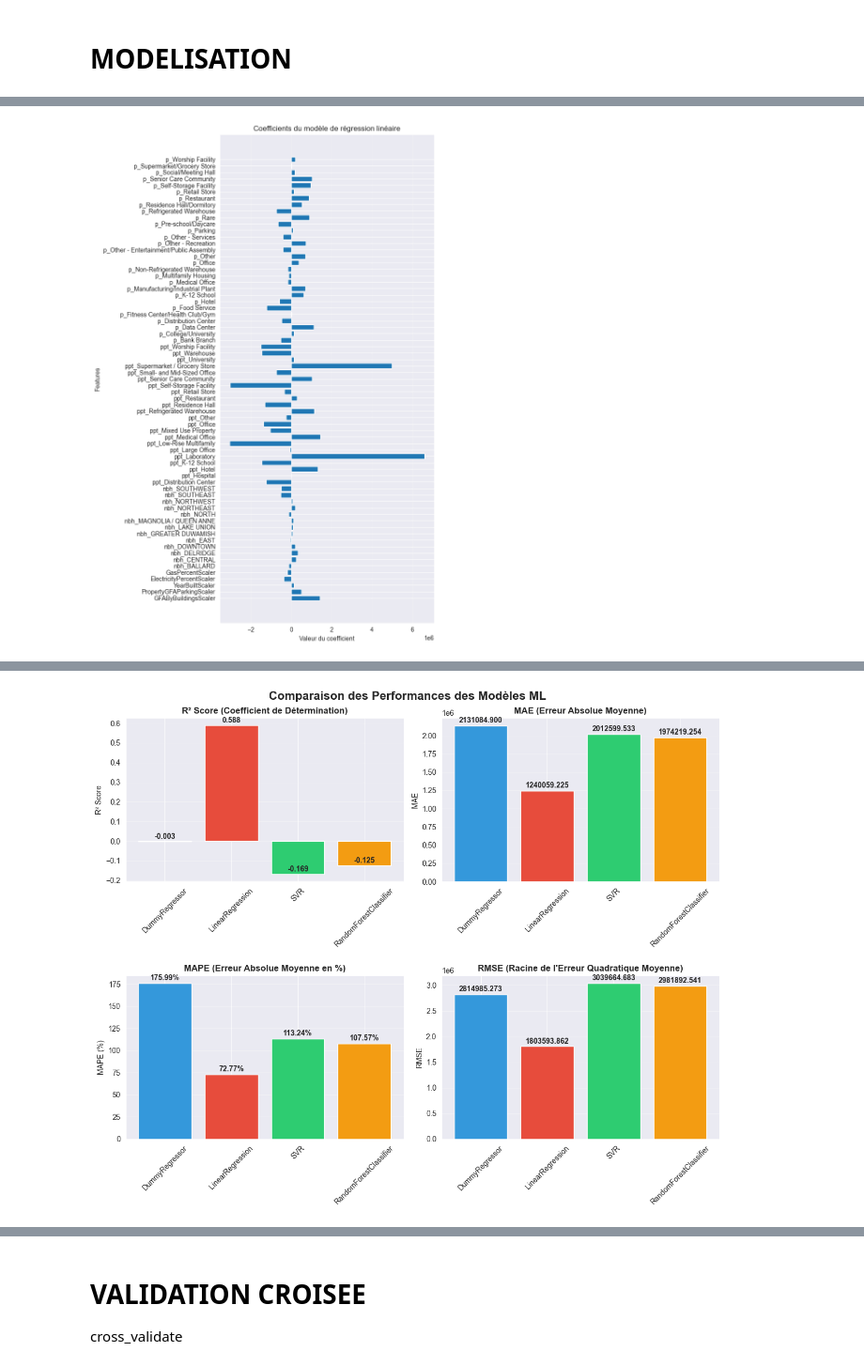
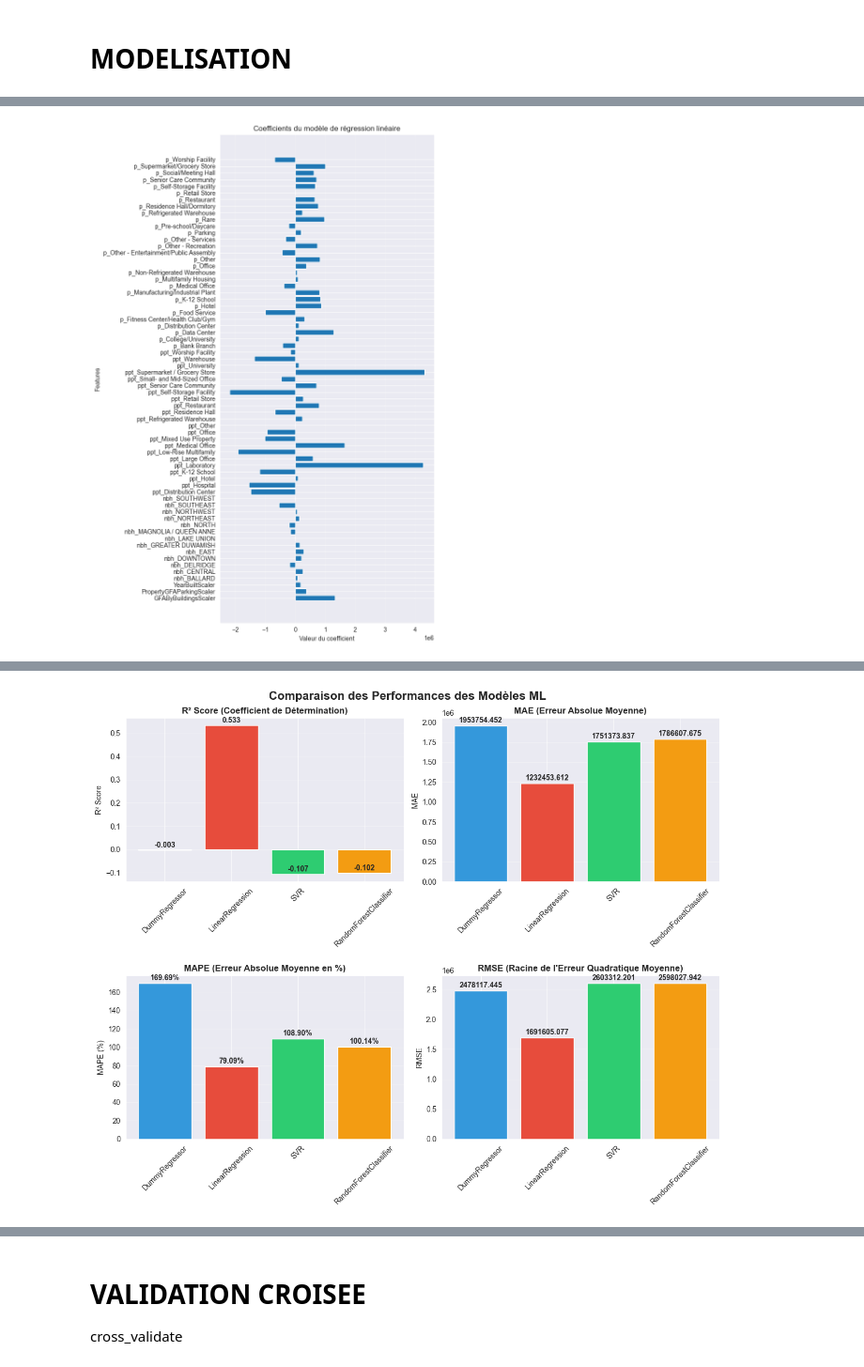
Before and after one commit to ticoraph/PredictDataBuilding, a Jupyter notebook: 3_Feature_Modelisation.ipynb, the cells around one changed output, grey strips where cells are left out. Shown at 94% size. Saved outputs shown, nothing was run; the diff lists cells and outputs as text; code cells hidden in the pictures.

```diff
--- a/3_Feature_Modelisation.ipynb
+++ b/3_Feature_Modelisation.ipynb
@@ -36,13 +36,9 @@ bc = pd.read_csv('seatle_after_feature_engineering.csv')
 predicts = ['SiteEnergyUse(kBtu)','TotalGHGEmissions']
 for predict in predicts:
 
-    #scaler = MinMaxScaler()
-    #bc[predict] = scaler.fit_transform(bc[[predict]])
-
     y = bc[predict]
 
-    #######################################
-    #######################################
+    ##############################################################################
 
     list_model = []
 
@@ -66,7 +62,7 @@ for predict in predicts:
 
         list_model.append(model_results)
 
-####################
+##############################################################################
 
         perm_imp = permutation_importance(
             model, X_test, y_test, n_repeats=10, random_state=666
@@ -92,39 +88,26 @@ for predict in predicts:
 
         return list_model
 
-    #######################################
-    #######################################
-
-    # Calcul de la surface par batiment
-    a = bc['PropertyGFABuilding(s)']
-    b = bc['NumberofBuildings']
-    bc['GFAByBuildings'] = np.divide(a, b, out=np.zeros_like(a), where=b!=0)
-
-    # Calcul de la surface par etages
-    a = bc['PropertyGFABuilding(s)']
-    b = bc['NumberofFloors']
-    bc['GFAByFloors'] = np.divide(a, b, out=np.zeros_like(a), where=b!=0)
-
-    # Calcul du pourcentage d'electricite et de gaz
-    a = bc['SiteEnergyUse(kBtu)']
-    b = bc['Electricity(kBtu)']
-    c = bc['NaturalGas(kBtu)']
-    bc['ElectricityPercent'] = (b * 100) / a
-    bc['GasPercent'] = (c * 100) / a
+    ##############################################################################
 
     scaler = StandardScaler()
     bc['PropertyGFAParkingScaler'] = scaler.fit_transform(bc[['PropertyGFAParking']])
+
     scaler = StandardScaler()
     bc['GFAByBuildingsScaler'] = scaler.fit_transform(bc[['GFAByBuildings']])
+
     scaler = StandardScaler()
     bc['YearBuiltScaler'] = scaler.fit_transform(bc[['YearBuiltDecade']])
-    scaler = StandardScaler()
-    bc['ElectricityPercentScaler'] = scaler.fit_transform(bc[['ElectricityPercent']])
-    scaler = StandardScaler()
-    bc['GasPercentScaler'] = scaler.fit_transform(bc[['GasPercent']])
 
-    base_columns = ['GFAByBuildingsScaler', 'PropertyGFAParkingScaler','YearBuiltScaler','ElectricityPercentScaler','GasPercentScaler']
+    # GROUPE de FEATURES 1
     #base_columns = ['PropertyGFABuilding(s)', 'PropertyGFAParking','YearBuilt','ElectricityPercent','GasPercent']
+
+    # GROUPE de FEATURES 2
+    # SANS les colonnes NBH et PPT et P
+    #base_columns = ['GFAByBuildingsScaler', 'PropertyGFAParkingScaler','YearBuiltScaler','ElectricityPercentScaler','GasPercentScaler']
+
+    # GROUPE de FEATURES 3
+    base_columns = ['GFAByBuildingsScaler', 'PropertyGFAParkingScaler','YearBuiltScaler']
 
     p_columns = [col for col in bc.columns if col.startswith('p_')]
     ppt_columns = [col for col in bc.columns if col.startswith('ppt_')]
@@ -134,8 +117,7 @@ for predict in predicts:
     X = bc[all_columns]
     X_train, X_test, y_train, y_test = train_test_split(X, y, train_size=0.75, random_state=666)
 
-    #######################################
-    #######################################
+    ##############################################################################
 
     model = RandomForestRegressor(n_estimators=100, random_state=666)
     model.fit(X_train, y_train)
@@ -160,16 +142,13 @@ for predict in predicts:
     plt.tight_layout()
     plt.show()
 
-
-    #######################################
-    #######################################
+    ##############################################################################
 
     model_name = 'DummyRegressor'
     model = DummyRegressor(strategy="mean")  # ou "median"
     modelisation(model_name,model,X_train,y_train,X_test,y_test)
 
-    #######################################
-    #######################################
+    ##############################################################################
 
     model_name = 'LinearRegression'
     model = LinearRegression(
@@ -189,8 +168,7 @@ for predict in predicts:
     plt.tight_layout()
     plt.show()
 
-    #######################################
-    #######################################
+    ##############################################################################
 
     model_name = 'SVR'
     model = Pipeline([
@@ -199,8 +177,7 @@ for predict in predicts:
     ])
     modelisation(model_name,model,X_train,y_train,X_test,y_test)
 
-    #######################################
-    #######################################
+    ##############################################################################
 
     model_name = 'RandomForestClassifier'
     model = RandomForestClassifier(
@@ -211,8 +188,7 @@ for predict in predicts:
     )
     modelisation(model_name,model,X_train,y_train,X_test,y_test)
 
-    #######################################
-    #######################################
+    ##############################################################################
 
     # Convertir en DataFrame pour faciliter la manipulation
     df = pd.DataFrame(list_model)
@@ -267,7 +243,4 @@ for predict in predicts:
 
     plt.tight_layout()
     plt.show()
-
-    #######################################
-    #######################################
 # %% [output]
@@ -303 +276 @@ for predict in predicts:
-[figure, old version]
+[figure, new version]
@@ -321 +294 @@ for predict in predicts:
-[figure, old version]
+[figure, new version]
```
Also changed, not shown: parts of 4 cells of this notebook, 16 other files.
